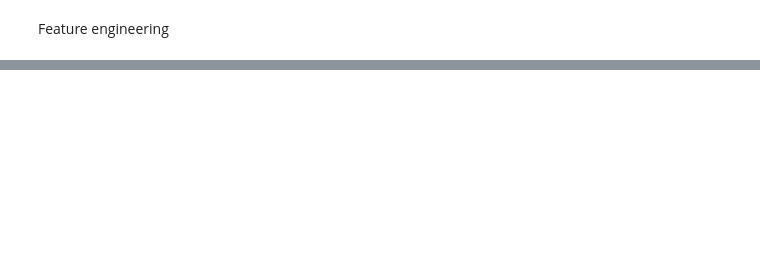
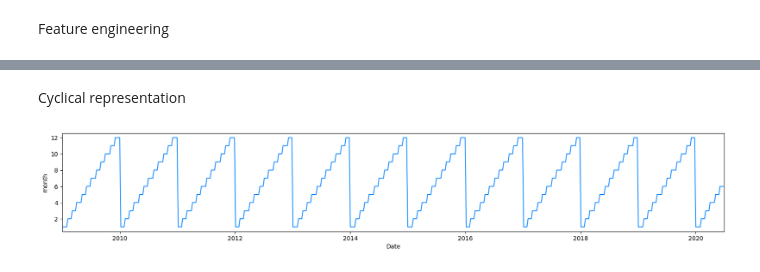
Before and after one commit to Munchkinland/Time-Series-Acea-Smart-Water-Analytics-, a Jupyter notebook: src/explore.ipynb, the cells around one changed output, grey strips where cells are left out. Cells and saved outputs as stored; diff of their text form; code cells hidden in the pictures; blank space fills up the shorter version.

```diff
--- a/src/explore.ipynb
+++ b/src/explore.ipynb
@@ -120,0 +445,14 @@ Eda
+# %%
+import pandas as pd
+
+# Agregar características de fecha
+total_data['year'] = pd.DatetimeIndex(total_data['Date']).year
+total_data['month'] = pd.DatetimeIndex(total_data['Date']).month
+total_data['day'] = pd.DatetimeIndex(total_data['Date']).day
+total_data['day_of_year'] = pd.DatetimeIndex(total_data['Date']).dayofyear
+total_data['week_of_year'] = pd.DatetimeIndex(total_data['Date']).strftime('%U').astype(int)
+total_data['quarter'] = pd.DatetimeIndex(total_data['Date']).quarter
+total_data['season'] = total_data['month'] % 12 // 3 + 1
+
+# Visualizar las nuevas características
+total_data[['Date', 'year', 'month', 'day', 'day_of_year', 'week_of_year', 'quarter', 'season']].head()
@@ -120,0 +466,10 @@ Eda
+# %% [markdown]
+Cyclical representation
+# %%
+f, ax = plt.subplots(nrows=1, ncols=1, figsize=(20, 3))
+
+sns.lineplot(x=total_data['Date'], y=total_data['month'], color='dodgerblue')
+ax.set_xlim([date(2009, 1, 1), date(2020, 6, 30)])
+plt.show()
+# %% [output]
+[figure, added]
```
Also changed, not shown: parts of 42 cells of this notebook, 2 other files.
